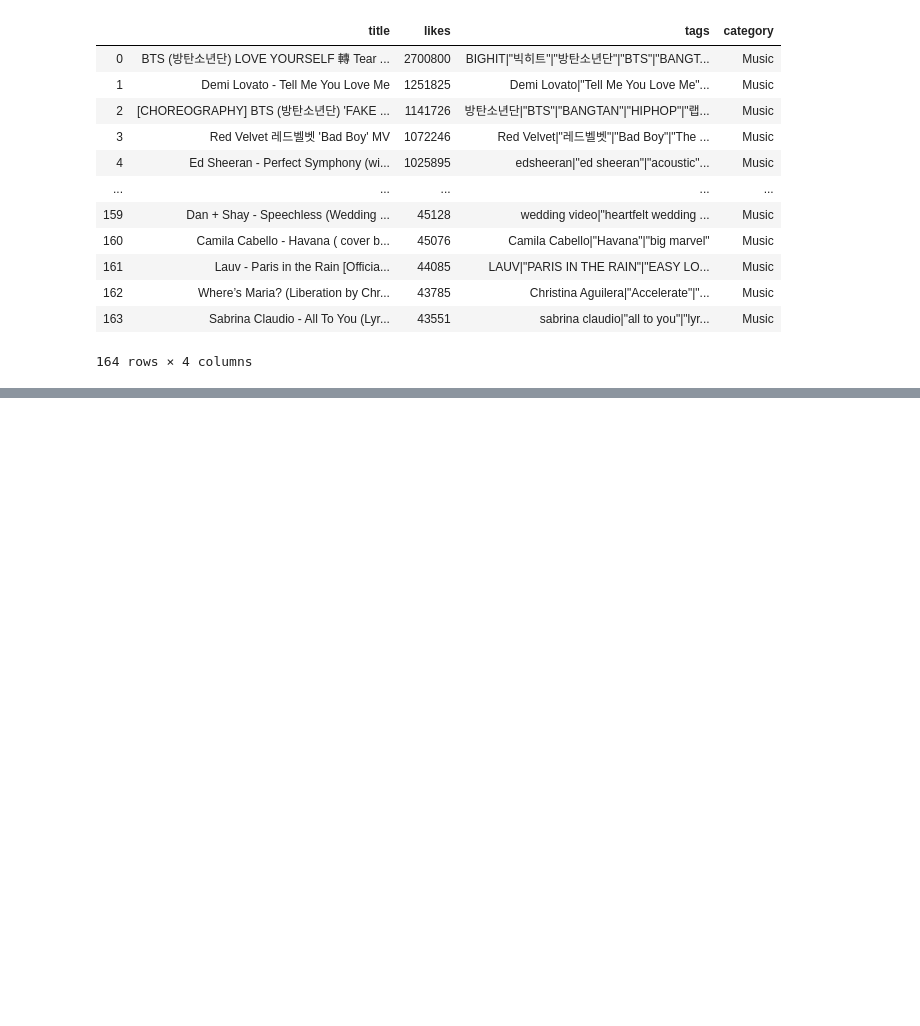
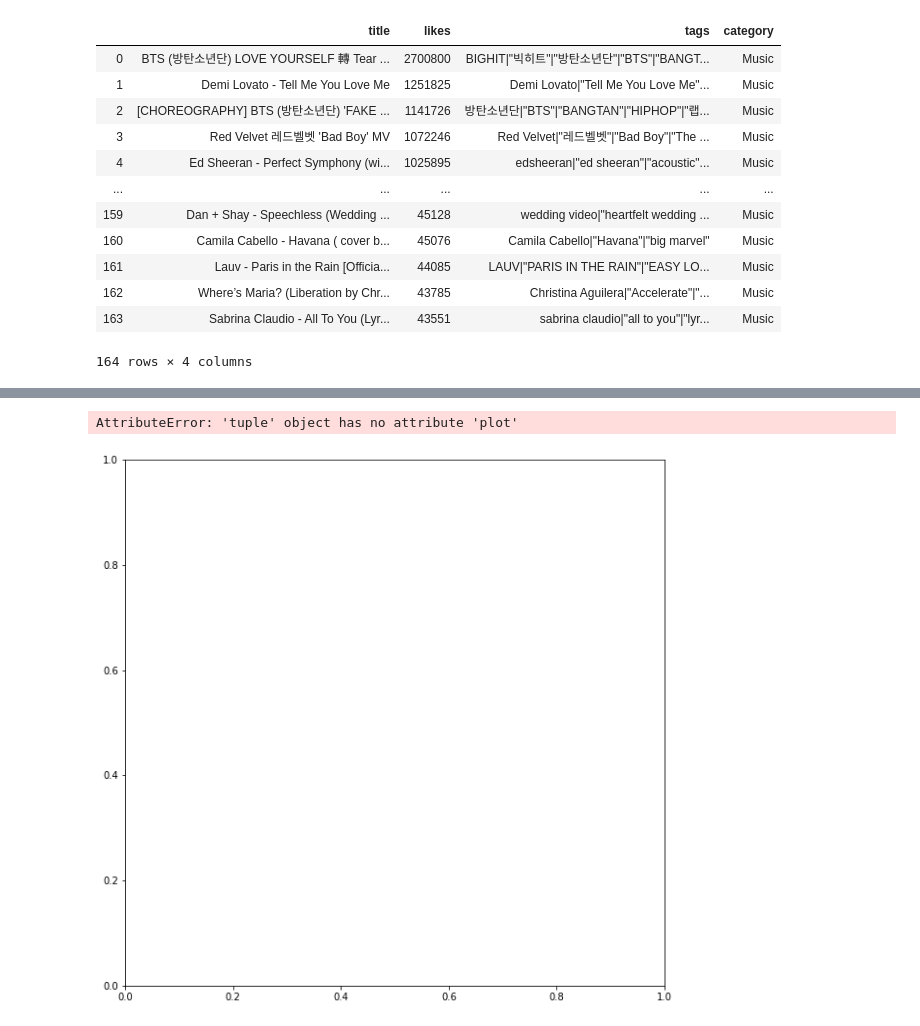
Before and after one commit to AlishaTech/YouTube_Trending, a Jupyter notebook: youtube.ipynb, the cells around one changed output, grey strips where cells are left out. Drawn from its saved outputs; the diff is of its cells as text; code cells hidden in the pictures; blank space fills up the shorter version.

Commit message:
updated charts and hypothesis

```diff
--- a/youtube.ipynb
+++ b/youtube.ipynb
@@ -199,12 +197,15 @@ mudf.shape
 # %%
 #bar plot code
-#counts = usdf['country'].value_counts()
-#fig = plot.figure(figsize = (10,10))
-#ax = fig.gca()
-#counts.plot.bar(ax = ax)
-#ax.set_title('US YouTube trending secret formula')
-#ax.set_xlabel('Tranding Characteristics')
-#ax.set_ylabel('Popularity')
+counts = mudf['category'].value_counts(),
+fig = plt.figure(figsize = (10,10))
+ax = fig.gca()
+counts.plot.bar(ax = ax)
+ax.set_title('US YouTube trending secret formula')
+ax.set_xlabel('US')
+ax.set_ylabel('likes')
+# %% [output]
+AttributeError: 'tuple' object has no attribute 'plot'
+[figure, added]
 # %%
 ENTERTAINMENT = usdf[usdf['category'].isin(['Entertainment'])]
 q3 = """SELECT *  FROM ENTERTAINMENT ORDER by likes  DESC limit 1000"""
```
Also changed, not shown: parts of 19 cells of this notebook, 2 other files.
